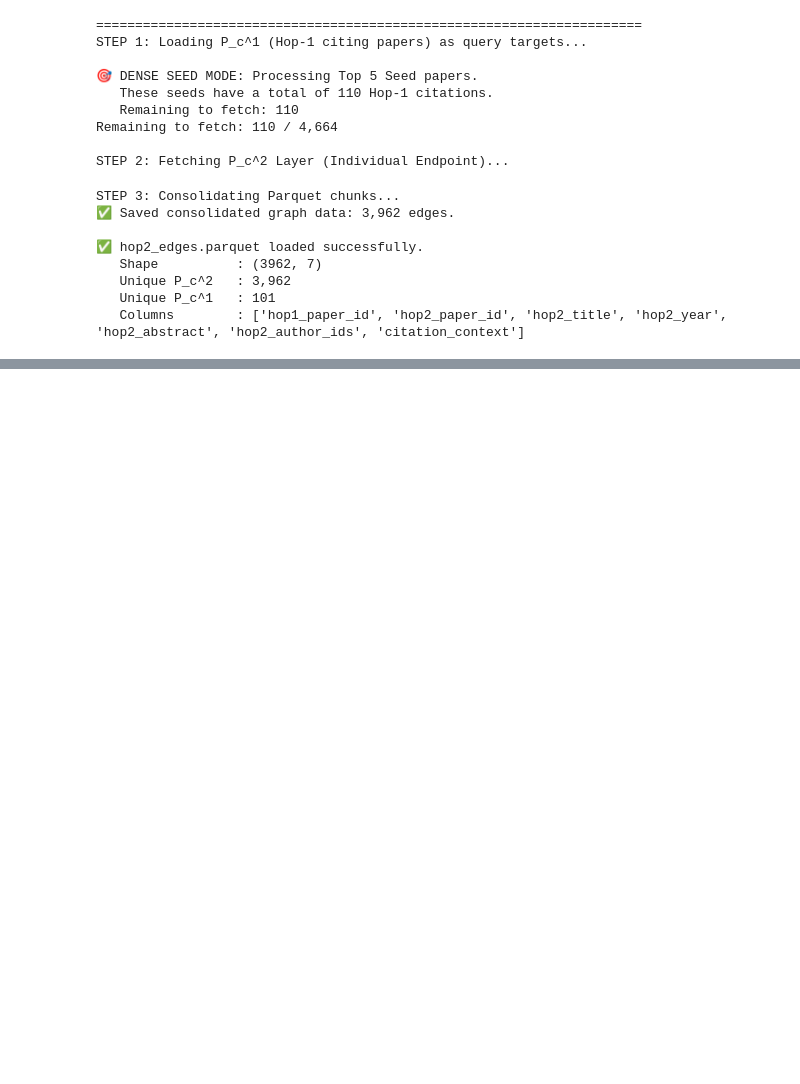
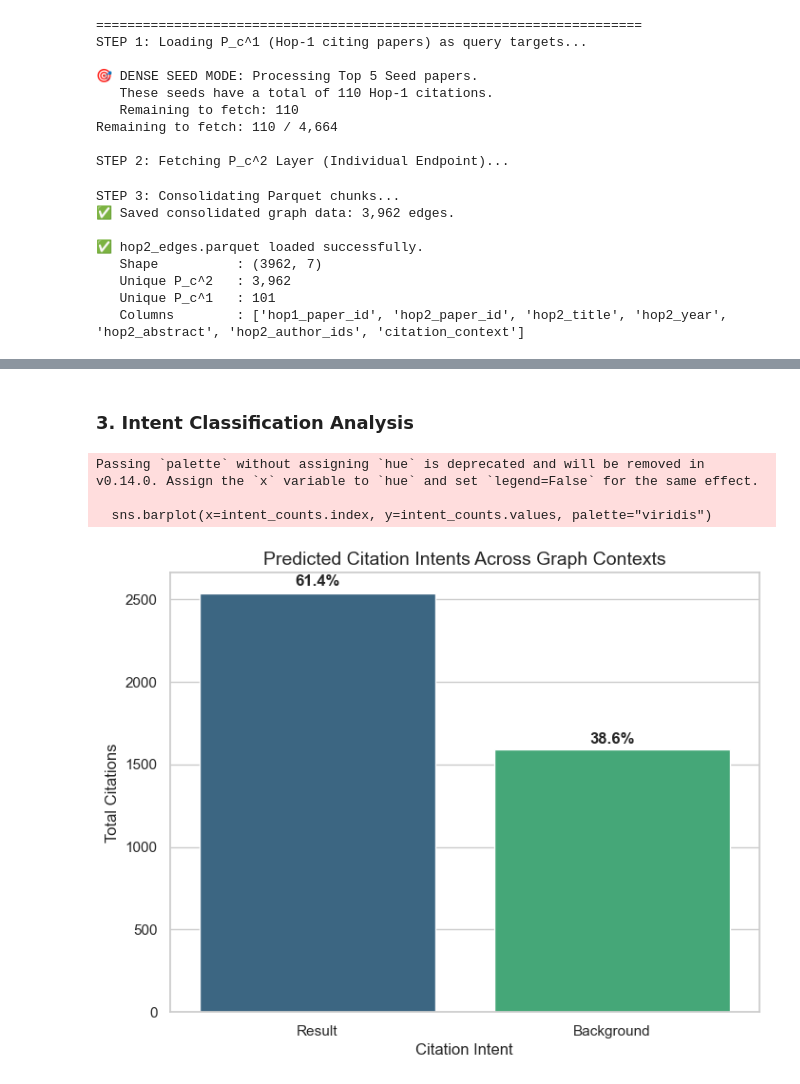
Before and after one commit to SanjanaHukkeriIIITH/DS-ResearchPaperPipeline, a Jupyter notebook: semantic_hpfrac/hpfrac.ipynb, the cells around one changed output, grey strips where cells are left out. Saved outputs shown, nothing was run; the diff lists cells and outputs as text; code cells hidden in the pictures; blank space fills up the shorter version.

Commit message:
Added analysis

```diff
--- a/semantic_hpfrac/hpfrac.ipynb
+++ b/semantic_hpfrac/hpfrac.ipynb
@@ -1585,0 +1706,22 @@ STEP 3: Consolidating Parquet chunks...
+# %% [markdown]
+### 3. Intent Classification Analysis
+# %%
+plt.figure(figsize=(8, 6))
+intent_counts = edges_df["predicted_intent"].value_counts()
+sns.barplot(x=intent_counts.index, y=intent_counts.values, palette="viridis")
+
+plt.title("Predicted Citation Intents Across Graph Contexts", fontsize=14)
+plt.xlabel("Citation Intent")
+plt.ylabel("Total Citations")
+
+# Add percentage labels above bars
+total = len(edges_df)
+for i, v in enumerate(intent_counts.values):
+    plt.text(i, v + (v*0.02), f"{(v/total)*100:.1f}%", ha='center', fontweight='bold')
+
+plt.show()
+# %% [output]
+Passing `palette` without assigning `hue` is deprecated and will be removed in v0.14.0. Assign the `x` variable to `hue` and set `legend=False` for the same effect.
+
+  sns.barplot(x=intent_counts.index, y=intent_counts.values, palette="viridis")
+[figure, added]
```
Also changed, not shown: parts of 16 cells of this notebook, 4 other files.
